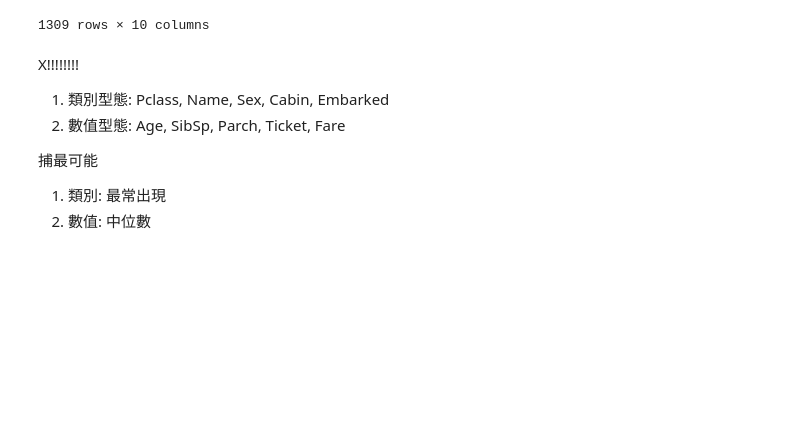
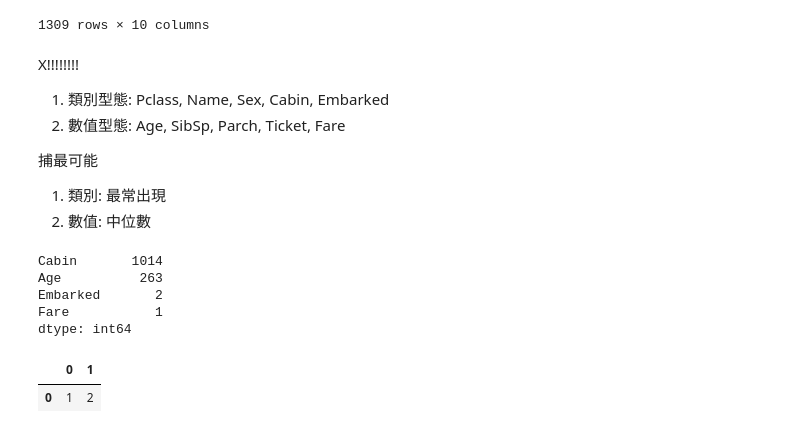
Before and after one commit to Elwing-Chou/ximen0725, a Jupyter notebook: titanic.ipynb, the cells around one changed output. Saved outputs shown, nothing was run; the diff lists cells and outputs as text; code cells hidden in the pictures; blank space fills up the shorter version.

```diff
--- a/titanic.ipynb
+++ b/titanic.ipynb
@@ -128,3 +134,24 @@ X!!!!!!!!
 
 1. 類別: 最常出現
 2. 數值: 中位數
+# %%
+s = datas_total.isna().sum()
+fil = s > 0
+s[fil].sort_values(ascending=False)
+# %% [output]
+Cabin       1014
+Age          263
+Embarked       2
+Fare           1
+dtype: int64
+# %%
+# demo: 篩選 Series/DataFrame[帶入跟資料筆數依樣多的T/F]
+d = pd.DataFrame([
+    [1, 2],
+    [3, 4],
+    [5, 6]
+])
+d[[True, False, False]]
+# %% [output]
+|  | 0 | 1 |
+| 0 | 1 | 2 |
```
Also changed, not shown: parts of 2 cells of this notebook.
